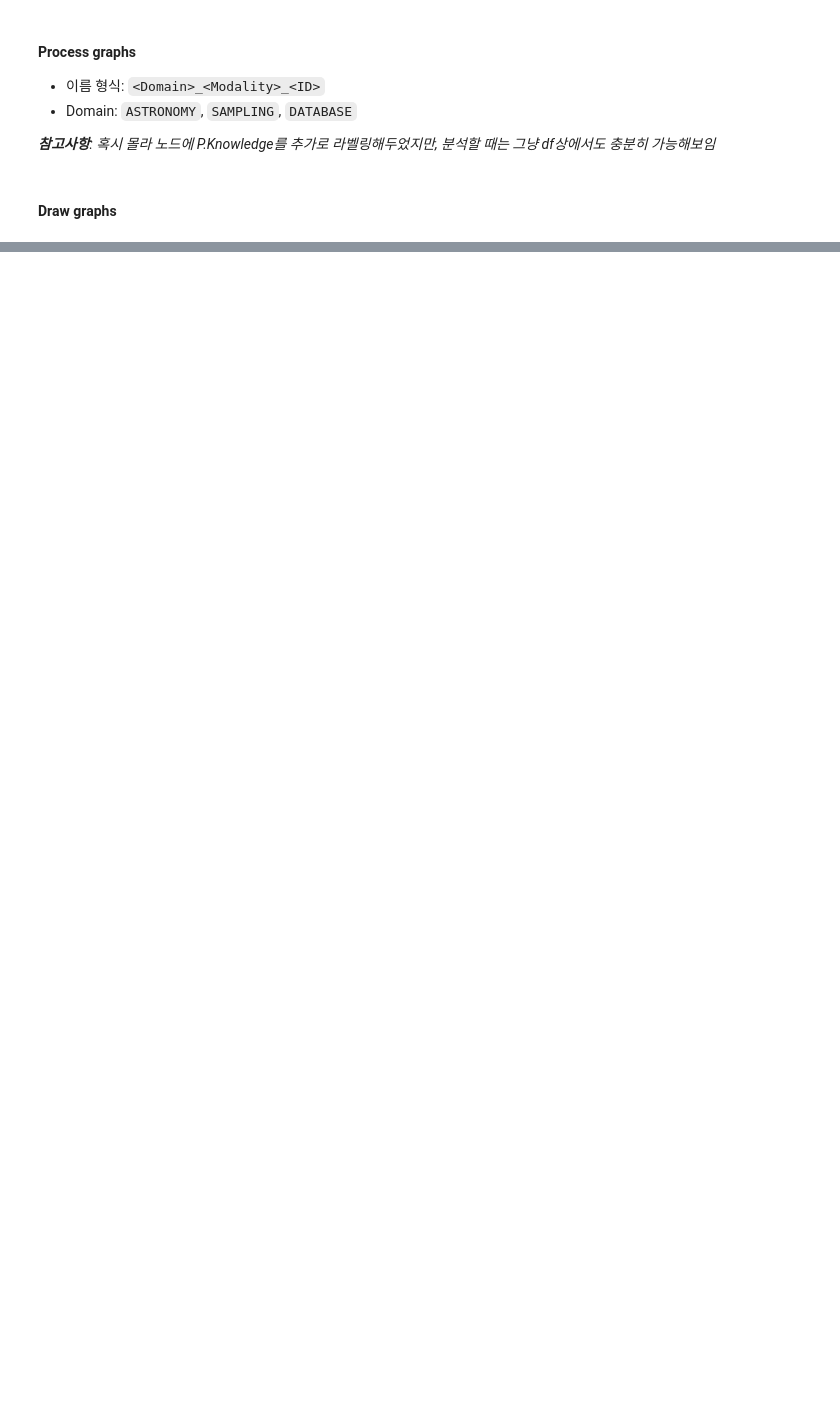
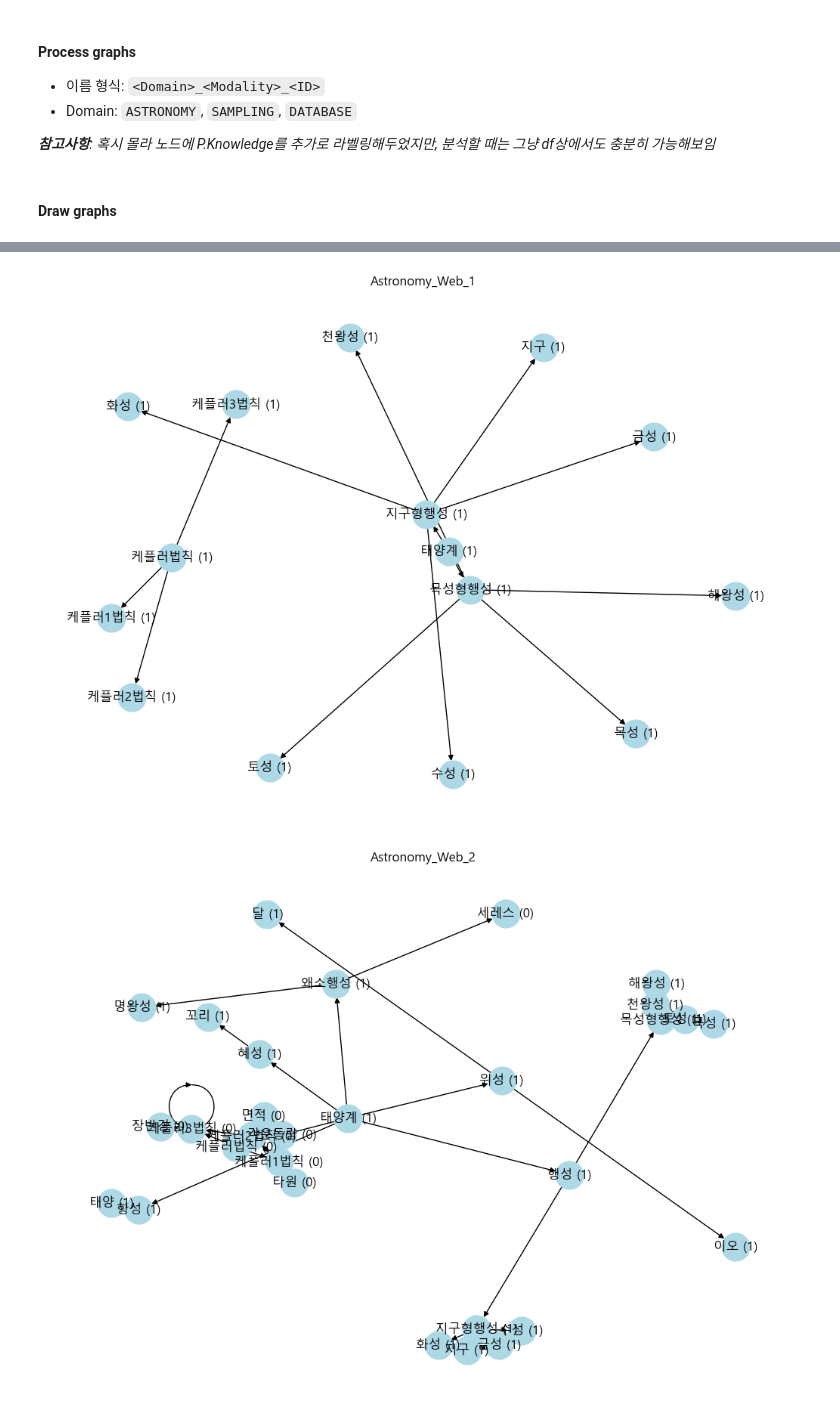
Before and after one commit to MintCat98/GPT-ConceptMapAnalysis, a Jupyter notebook: main.ipynb, the cells around one changed output, grey strips where cells are left out. Drawn from its saved outputs; the diff is of its cells as text; code cells hidden in the pictures; blank space fills up the shorter version.

Commit message:
Ver-1.1.0 1. Now you can use `main.ipynb`. 2. All data was added. 3. `.gitignore` was added. 4. `test.ipynb` is now not available.

```diff
--- a/main.ipynb
+++ b/main.ipynb
@@ -104,7 +106,7 @@ class Domain(Enum):
 # %%
-graphs_astrom = {}
+graphs_astronomy = {}
 
-for id, sub_df in data_astrom1.groupby('ID'):
+for id, sub_df in data_astronomy.groupby('ID'):
     # New graph object
     graph_name = f"Astronomy_{sub_df['Mod.'].iloc[0]}_{sub_df['ID'].iloc[0]}"
     G = nx.DiGraph()
@@ -124,4 +126,4 @@ for id, sub_df in data_astrom1.groupby('ID'):
             G.nodes[start_node]['P.Knowledge'] = 0
 
     # Save the graph
-    graphs_astrom[graph_name] = G
+    graphs_astronomy[graph_name] = G
@@ -134,14 +184,22 @@ from matplotlib import rc
 font_name = fm.FontProperties(fname="c:/Windows/Fonts/malgun.ttf").get_name()
 rc('font', family=font_name)
 # %%
-for graph_name, G in graphs_astrom.items():
-    pos = nx.planar_layout(G)
-    labels = {node: f"{node} ({G.nodes[node].get('P.Knowledge', 'N/A')})" for node in G.nodes()}
-    plt.figure(figsize=(10, 7))
-    nx.draw(G, pos, with_labels=True, labels=labels, node_size=700, node_color='lightblue', font_family=font_name)
-    plt.title(f"Graph: {graph_name}")
-    plt.show()
+def draw_graph(graph_dict, end_point = None):
+    """This function is used to draw the graph from the `graph_dict`
 
-    # For test
-    if graph_name == 'Astronomy_Web_3':
-        break
+    Args:
+        graph_dict (`dict`): A processed graph dictionary
+        end_point (`str`, optional): A break point for the loop. Defaults to None. It will ends after the graph with the same name as `end_point`. The format is `Domain_Mod_ID`.
+    """
+    for graph_name, G in graph_dict.items():
+        pos = nx.spring_layout(G)
+        labels = {node: f"{node} ({G.nodes[node].get('P.Knowledge', 'N/A')})" for node in G.nodes()}
+        plt.figure(figsize=(10, 7))
+        nx.draw(G, pos, with_labels=True, labels=labels, node_size=700, node_color='lightblue', font_family=font_name)
+        plt.title(f"{graph_name}")
+        plt.show()
+
+        # For test you can stop with this:
+        if graph_name == end_point:
+            break
+    plt.close()
@@ -151,0 +206,13 @@ for graph_name, G in graphs_astrom.items():
+# %%
+# Draw all graphs
+# draw_graph(graphs_astronomy)
+# draw_graph(graphs_sampling)
+# draw_graph(graphs_database)
+
+# Sample
+draw_graph(graphs_astronomy, "Astronomy_Web_3")
+draw_graph(graphs_sampling, "Sampling_GPT_3")
+draw_graph(graphs_database, "Database_Book_3")
+# %% [output]
+[figure, added]
+[figure, added]
```
Also changed, not shown: parts of 8 cells of this notebook, 5 other files.
